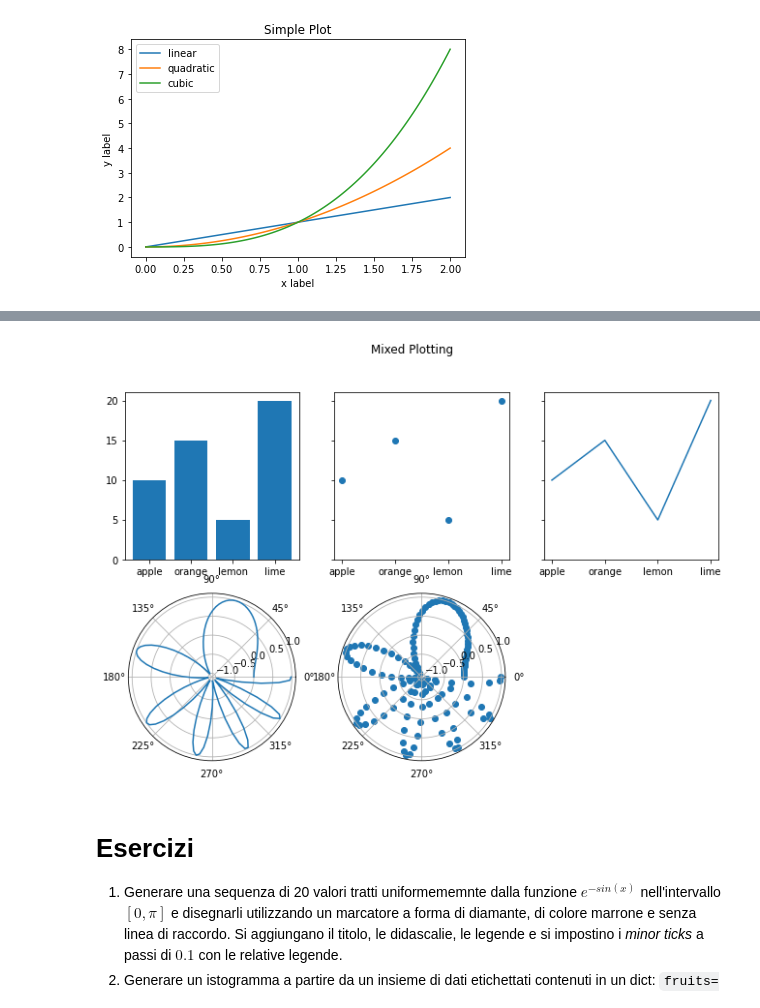
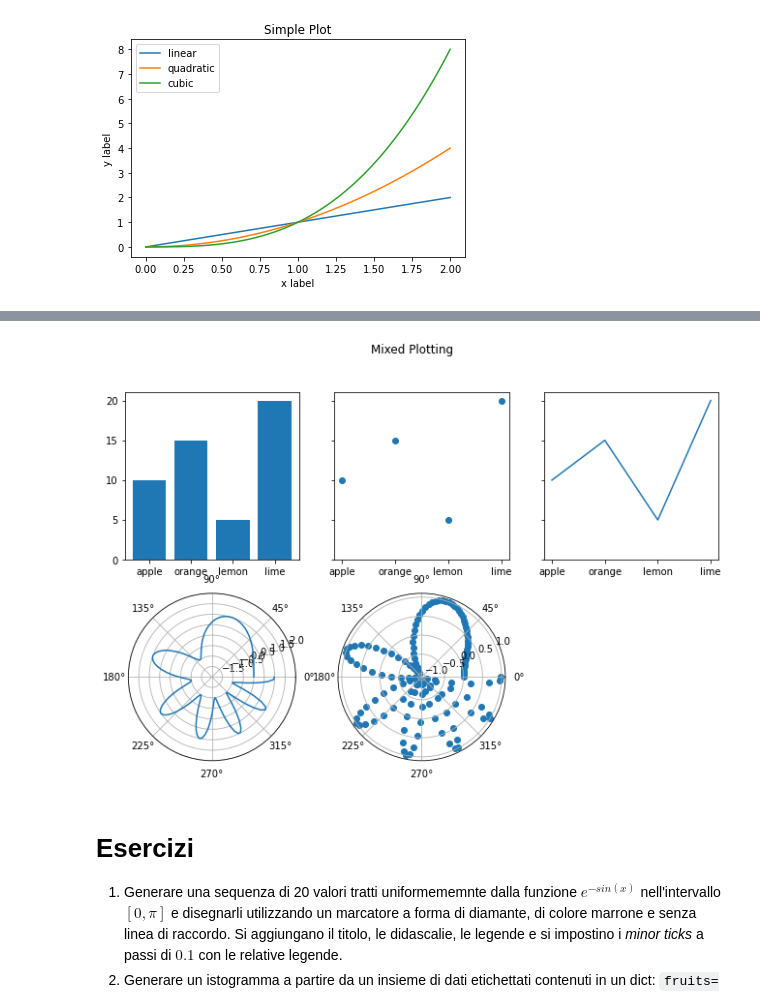
Before and after one commit to fredffsixty/Medical_Imaging, a Jupyter notebook: NumPy e Matplotlib.ipynb, the cells around one changed output, grey strips where cells are left out. Saved outputs shown, nothing was run; the diff lists cells and outputs as text; code cells hidden in the pictures.

```diff
--- a/NumPy e Matplotlib.ipynb
+++ b/NumPy e Matplotlib.ipynb
@@ -261,34 +261,38 @@ axs[0, 2].plot(names, values)
 # cancelliamo i bordi e i tick del subplot corrente e ne creiamo un altro polare
 axs[1, 0].set_frame_on(False)
 axs[1, 0].tick_params(axis='both',\
                     which='both',\
                     bottom=False,top=False,right=False,left=False,\
                     labelbottom=False,labelleft=False)
+
 axs[1, 0] = fig.add_subplot(234,projection='polar')
+
+axs[1, 0].set_ylim(bottom=-2.0,top=2.0)
 axs[1, 0].plot(x,y)
+
 
 # idem per il successivo
 axs[1, 1].set_frame_on(False)
 axs[1, 1].tick_params(axis='both',\
                     which='both',\
                     bottom=False,top=False,right=False,left=False,\
                     labelbottom=False,labelleft=False)
 axs[1, 1] = fig.add_subplot(235,projection='polar')
 axs[1, 1].scatter(x, y)
 
 # Non mostriamo l'ultimo grafico che altrimenti sarebbe vuoto, ma con gli assi visibili
 axs[1, 2].set_frame_on(False)
 axs[1, 2].tick_params(axis='both',\
                     which='both',\
                     bottom=False,top=False,right=False,left=False,\
                     labelbottom=False,labelleft=False)
 
 fig.suptitle('Mixed Plotting')
 
 # mostriamo tutto il grafico
 plt.show()
 # %% [output]
-[figure, old version]
+[figure, new version]
 # %% [markdown]
 # Esercizi
 
```
